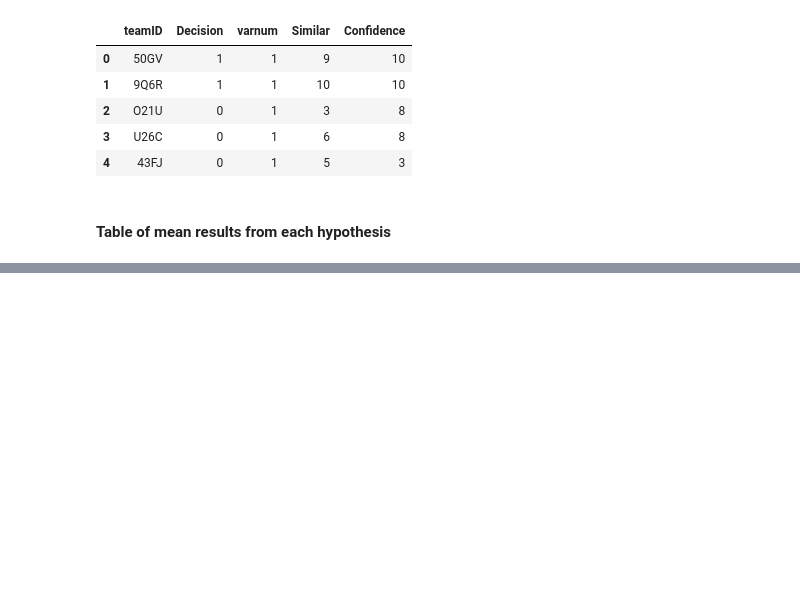
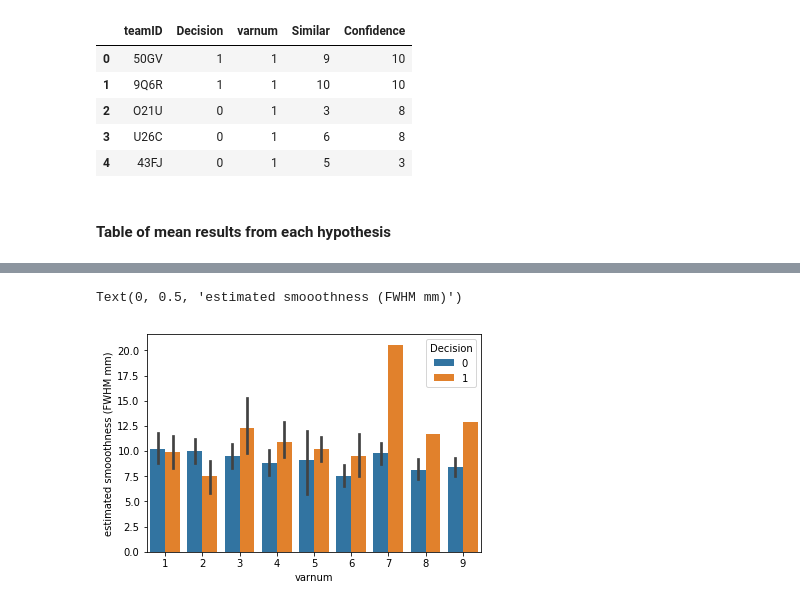
Before and after one commit to poldrack/narps, a Jupyter notebook: analysis/AnalyzeDecisions.ipynb, the cells around one changed output, grey strips where cells are left out. Saved outputs shown, nothing was run; the diff lists cells and outputs as text; code cells hidden in the pictures; blank space fills up the shorter version.

```diff
--- a/analysis/AnalyzeDecisions.ipynb
+++ b/analysis/AnalyzeDecisions.ipynb
@@ -54,0 +110,7 @@ alldata_df.head()
+# %%
+
+seaborn.barplot('varnum','fwhm',data=alldata_df,hue='Decision')
+plt.ylabel('estimated smooothness (FWHM mm)')
+# %% [output]
+Text(0, 0.5, 'estimated smooothness (FWHM mm)')
+[figure, added]
```
Also changed, not shown: parts of 18 cells of this notebook.
